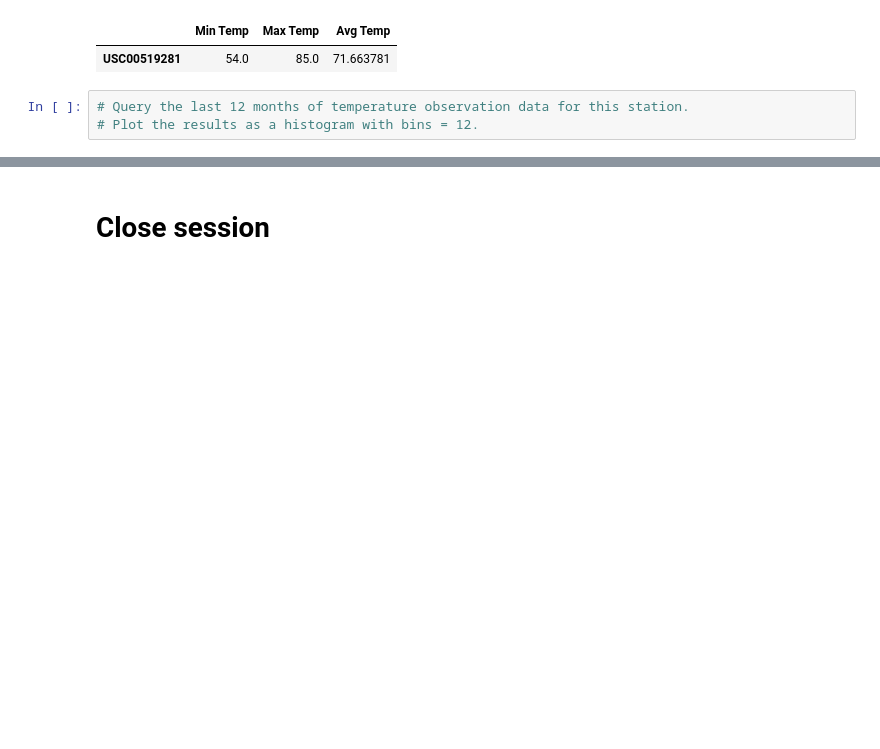
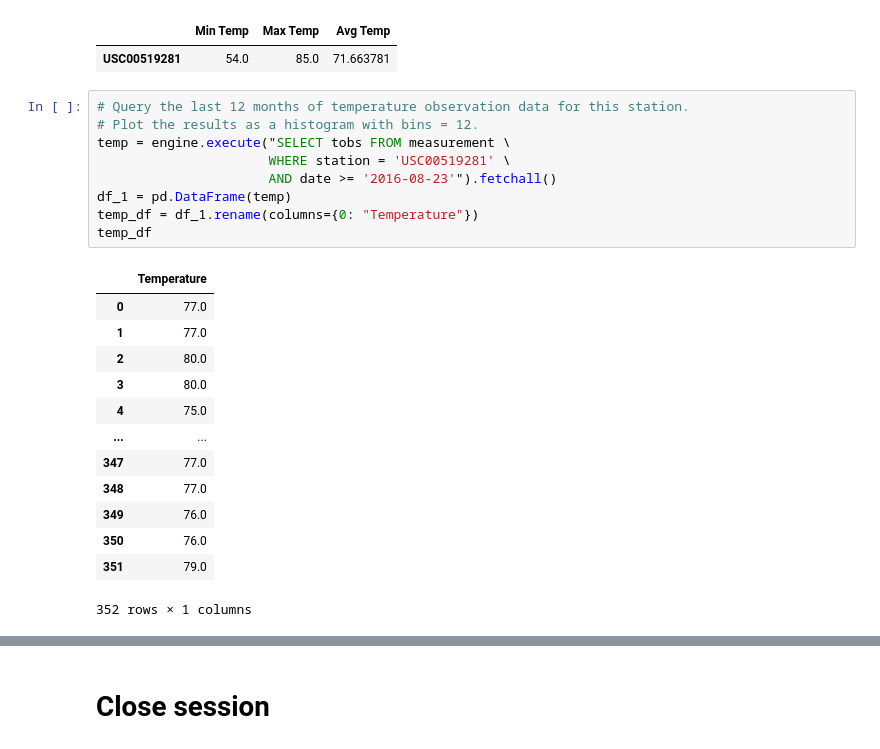
Before and after one commit to bay0624/sqlalchemy-challenge, a Jupyter notebook: climate.ipynb, the cells around one changed output, grey strips where cells are left out. Saved outputs shown, nothing was run; the diff lists cells and outputs as text; blank space fills up the shorter version.

```diff
--- a/climate.ipynb
+++ b/climate.ipynb
@@ -197,3 +197,23 @@ sum_stats_df
 # %%
 # Query the last 12 months of temperature observation data for this station.
 # Plot the results as a histogram with bins = 12.
+temp = engine.execute("SELECT tobs FROM measurement \
+                      WHERE station = 'USC00519281' \
+                      AND date >= '2016-08-23'").fetchall()
+df_1 = pd.DataFrame(temp)
+temp_df = df_1.rename(columns={0: "Temperature"})
+temp_df
+# %% [output]
+|  | Temperature |
+| 0 | 77.0 |
+| 1 | 77.0 |
+| 2 | 80.0 |
+| 3 | 80.0 |
+| 4 | 75.0 |
+| ... | ... |
+| 347 | 77.0 |
+| 348 | 77.0 |
+| 349 | 76.0 |
+| 350 | 76.0 |
+| 351 | 79.0 |
+352 rows × 1 columns
```
Also changed, not shown: parts of 1 cell of this notebook.
